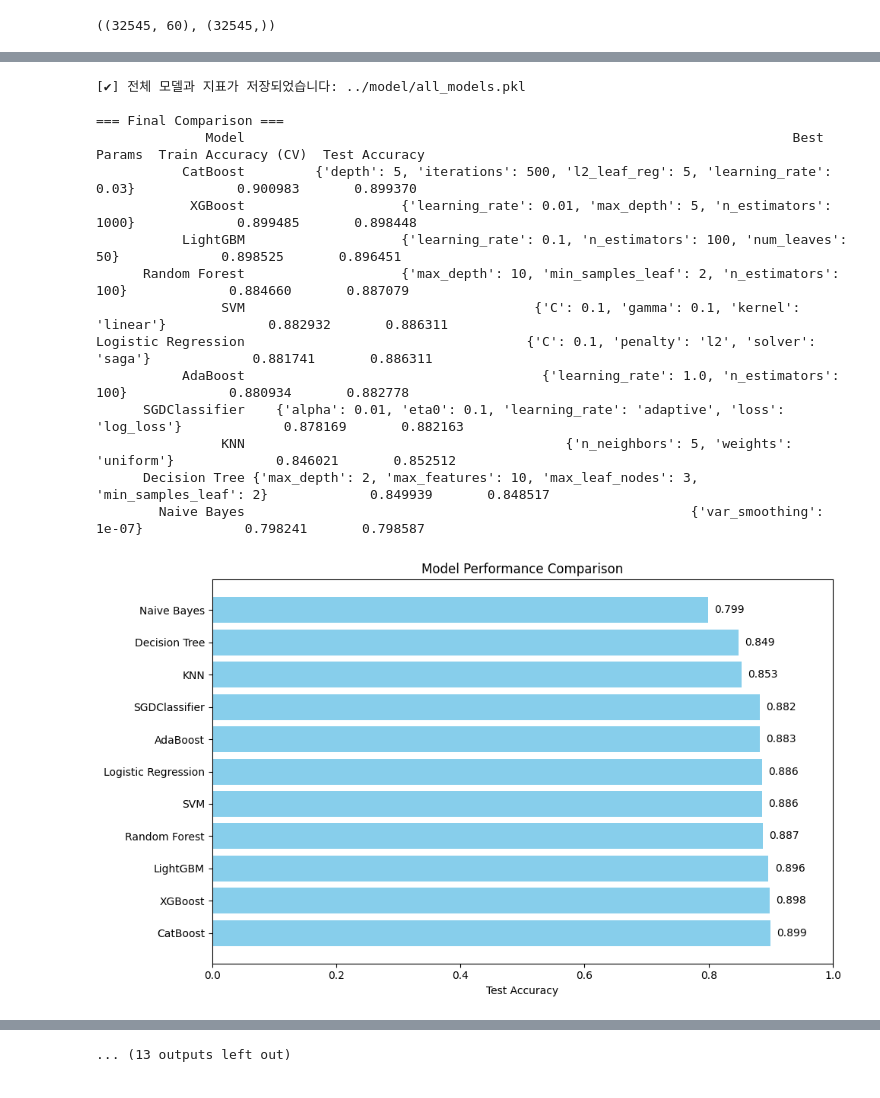
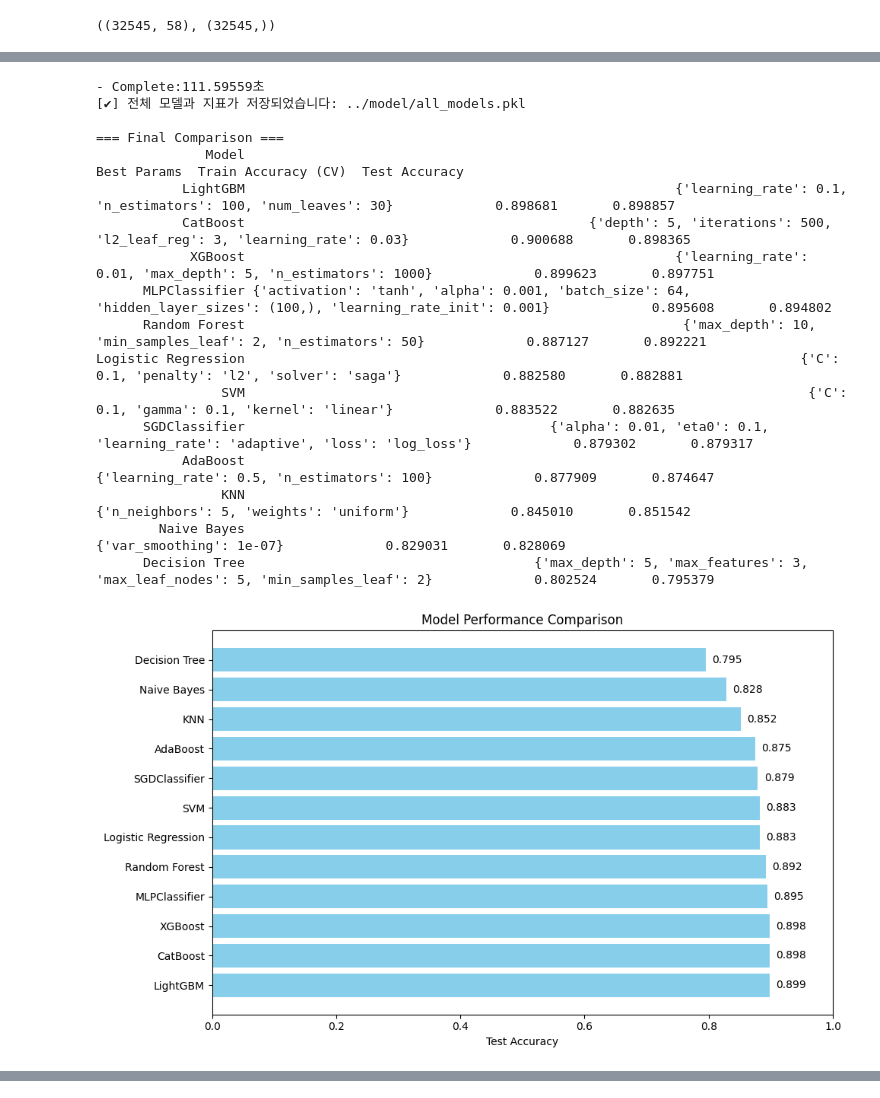
Before and after one commit to SKNETWORKS-FAMILY-AICAMP/SKN13-2nd-3TEAM, a Jupyter notebook: notebooks/model_tuning_test.ipynb, the cells around one changed output, grey strips where cells are left out. Cells and saved outputs as stored; diff of their text form; code cells hidden in the pictures.

Commit message:
[feat]지형우:model.pkl

```diff
--- a/notebooks/model_tuning_test.ipynb
+++ b/notebooks/model_tuning_test.ipynb
@@ -48,7 +41,7 @@ X.shape,  y.shape
 # %%
 fe_transformer = ColumnTransformer([
-    ("category_ohe", OneHotEncoder(), [0, 1, 3, 4, 5, 6, 7, 8, 10,15]),# feature의 index로 지정.   # index는 앞에 했던 배열로 적용해줘야함.
-    ("number_scaler", StandardScaler(), [9,11,12,13,14])    #feature Scaling은 연속형끼리 같은 방식을 사용 (standard or MinMax 중 택1)
+    ("category_ohe", OneHotEncoder(), [0, 1, 3, 4, 5, 6, 7, 8, 10]),
+    ("number_scaler", StandardScaler(), [9,11,12,13,14])
 ])
 ### DataFrame이 입력일 경우 컬럼명이나 컬럼 index를 지정할 수 있다.
 ### ndarray가 입력일 경우 컬럼(feature) index를 지정.
@@ -80,9 +73,10 @@ X = X.toarray()
 y = y.astype(int)
 X.shape,  y.shape
 # %% [output]
-((32545, 60), (32545,))
+((32545, 58), (32545,))
 # %%
 import sys
+import optuna
 from pathlib import Path
 # 상위 폴더를 Python 경로에 추가
 sys.path.append(str(Path.cwd().parent))
@@ -121,18 +115,18 @@ base_models = {
     "AdaBoost": AdaBoostClassifier(random_state=42),
     "CatBoost": CatBoostClassifier(verbose=0, random_state=42),
     "Naive Bayes": GaussianNB(),
-    "LightGBM": LGBMClassifier(random_state=42)
-    # "MLPClassifier": MLPClassifier(max_iter=1000, early_stopping=True, random_state=42)
+    "LightGBM": LGBMClassifier(random_state=42),
+    "MLPClassifier": MLPClassifier(max_iter=1000, early_stopping=True, random_state=42)
 }
 
 param_grids = {
     "Decision Tree": {
-        "max_depth":range(1, 5),
-        "max_leaf_nodes": [3, 5, 10],
-        "min_samples_leaf": [2, 5, 10],
-        "max_features": [1, 5, 10]},
+        "max_depth": [5], #range(1, 5),
+        "max_leaf_nodes": [5], #[3, 5, 10],
+        "min_samples_leaf": [2], #[2, 5, 10],
+        "max_features": [3]}, #[1, 5, 10]},
     "Random Forest": {
-        'n_estimators': [50, 100], #200, 300],
+        'n_estimators': [50], # , 100], #200, 300],
         'max_depth':[10],#, 20, 30],
         "min_samples_leaf": [2]#, 5, 10],
         },
@@ -157,14 +151,14 @@ param_grids = {
         'learning_rate': ['adaptive'],
         'eta0': [0.1]},
     "AdaBoost": {
-        'n_estimators': [50, 100],
-        'learning_rate': [0.5, 1.0]
+        'n_estimators': [ 100],
+        'learning_rate': [0.5,]
     },
     "CatBoost": {
-        'iterations': [500], #(500, 5001, 500),
-        'depth': [4, 5], #range(4,11),
-        'learning_rate': [0.03], # [0.01, 0.03, 0.05, 0.1, 0.3],
-        'l2_leaf_reg' : [1,3,5] #range(1, 11)
+        'iterations': [500, 1000],
+        'depth': [5], #range(4,8),
+        'learning_rate': [0.03, 0.05],
+        'l2_leaf_reg' : [3] #range(1, 11)
     },
     "Naive Bayes": {
         # GaussianNB has no hyperparameters commonly tuned, but for structure:
@@ -173,18 +167,18 @@ param_grids = {
     "LightGBM": {
         'n_estimators': [100],
         'learning_rate': [0.01, 0.1],
-        'num_leaves': [31, 50]
+        'num_leaves': [30, 50]
+    },
+    "MLPClassifier": {
+        'hidden_layer_sizes': [(50,), (100,), (50, 30)],
+        'activation': ['relu', 'tanh'],
+        'alpha': [0.0001, 0.001],  # L2 규제 강도
+        'learning_rate_init': [0.001, 0.01],
+        'batch_size': [32, 64]
     }
-    # "MLPClassifier": {
-    #     'hidden_layer_sizes': [(50,), (100,), (50, 30)],
-    #     'activation': ['relu', 'tanh'],
-    #     'alpha': [0.0001, 0.001],  # L2 규제 강도
-    #     'learning_rate_init': [0.001, 0.01],
-    #     'batch_size': [32, 64]
-    # }
 }
 
 # 함수 실행
-results_df, best_models = auto_model_tuning(base_models, param_grids, X, y)
+results_df, best_models = auto_model_tuning(base_models, param_grids, X, y, test_size=0.25)
 # %% [output]
  >>> Tuning Decision Tree...
@@ -207,19 +201,21 @@ Fitting 5 folds for each of 4 candidates, totalling 20 fits
+- Complete:111.59559초
 [✔] 전체 모델과 지표가 저장되었습니다: ../model/all_models.pkl
 
 === Final Comparison ===
-              Model                                                                      Best Params  Train Accuracy (CV)  Test Accuracy
-           CatBoost         {'depth': 5, 'iterations': 500, 'l2_leaf_reg': 5, 'learning_rate': 0.03}             0.900983       0.899370
-            XGBoost                    {'learning_rate': 0.01, 'max_depth': 5, 'n_estimators': 1000}             0.899485       0.898448
-           LightGBM                    {'learning_rate': 0.1, 'n_estimators': 100, 'num_leaves': 50}             0.898525       0.896451
-      Random Forest                    {'max_depth': 10, 'min_samples_leaf': 2, 'n_estimators': 100}             0.884660       0.887079
-                SVM                                     {'C': 0.1, 'gamma': 0.1, 'kernel': 'linear'}             0.882932       0.886311
-Logistic Regression                                    {'C': 0.1, 'penalty': 'l2', 'solver': 'saga'}             0.881741       0.886311
-           AdaBoost                                      {'learning_rate': 1.0, 'n_estimators': 100}             0.880934       0.882778
-      SGDClassifier    {'alpha': 0.01, 'eta0': 0.1, 'learning_rate': 'adaptive', 'loss': 'log_loss'}             0.878169       0.882163
-                KNN                                         {'n_neighbors': 5, 'weights': 'uniform'}             0.846021       0.852512
-      Decision Tree {'max_depth': 2, 'max_features': 10, 'max_leaf_nodes': 3, 'min_samples_leaf': 2}             0.849939       0.848517
-        Naive Bayes                                                         {'var_smoothing': 1e-07}             0.798241       0.798587
+              Model                                                                                                         Best Params  Train Accuracy (CV)  Test Accuracy
+           LightGBM                                                       {'learning_rate': 0.1, 'n_estimators': 100, 'num_leaves': 30}             0.898681       0.898857
+           CatBoost                                            {'depth': 5, 'iterations': 500, 'l2_leaf_reg': 3, 'learning_rate': 0.03}             0.900688       0.898365
+            XGBoost                                                       {'learning_rate': 0.01, 'max_depth': 5, 'n_estimators': 1000}             0.899623       0.897751
+      MLPClassifier {'activation': 'tanh', 'alpha': 0.001, 'batch_size': 64, 'hidden_layer_sizes': (100,), 'learning_rate_init': 0.001}             0.895608       0.894802
+      Random Forest                                                        {'max_depth': 10, 'min_samples_leaf': 2, 'n_estimators': 50}             0.887127       0.892221
+Logistic Regression                                                                       {'C': 0.1, 'penalty': 'l2', 'solver': 'saga'}             0.882580       0.882881
+                SVM                                                                        {'C': 0.1, 'gamma': 0.1, 'kernel': 'linear'}             0.883522       0.882635
+      SGDClassifier                                       {'alpha': 0.01, 'eta0': 0.1, 'learning_rate': 'adaptive', 'loss': 'log_loss'}             0.879302       0.879317
+           AdaBoost                                                                         {'learning_rate': 0.5, 'n_estimators': 100}             0.877909       0.874647
+                KNN                                                                            {'n_neighbors': 5, 'weights': 'uniform'}             0.845010       0.851542
+        Naive Bayes                                                                                            {'var_smoothing': 1e-07}             0.829031       0.828069
+      Decision Tree                                     {'max_depth': 5, 'max_features': 3, 'max_leaf_nodes': 5, 'min_samples_leaf': 2}             0.802524       0.795379
-[figure, old version]
+[figure, new version]
  Decision Tree Best Model Report
               precision    recall  f1-score   support
 
@@ -272 +235,0 @@ weighted avg    0.90126   0.89845   0.89854      6509
-... (13 outputs left out)
```
Also changed, not shown: parts of 13 cells of this notebook, 6 other files.
